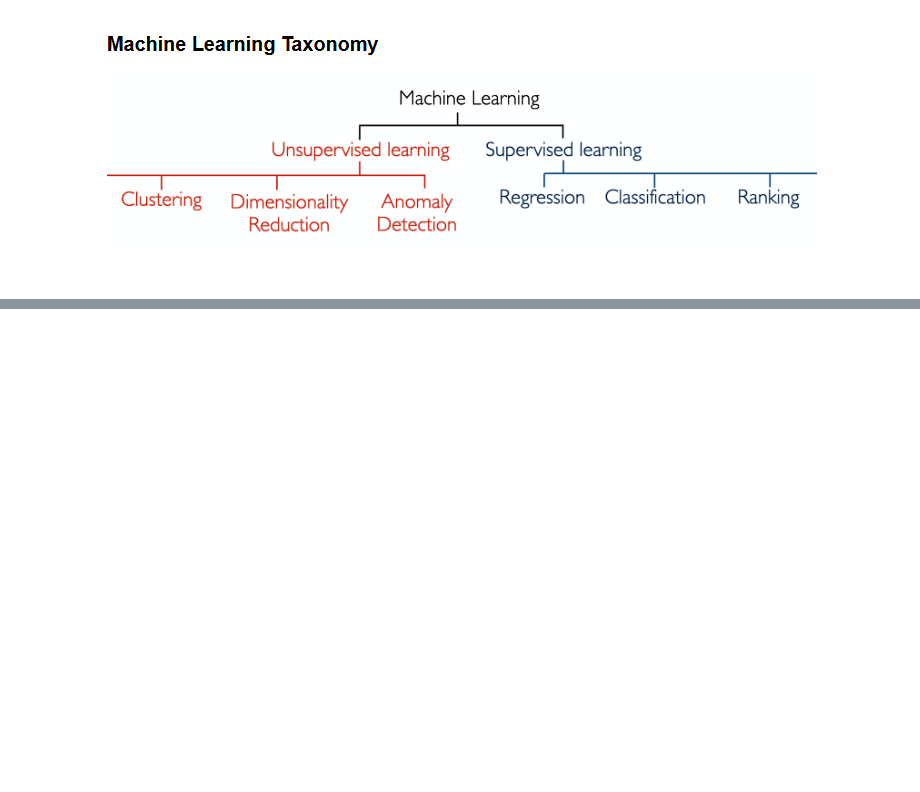
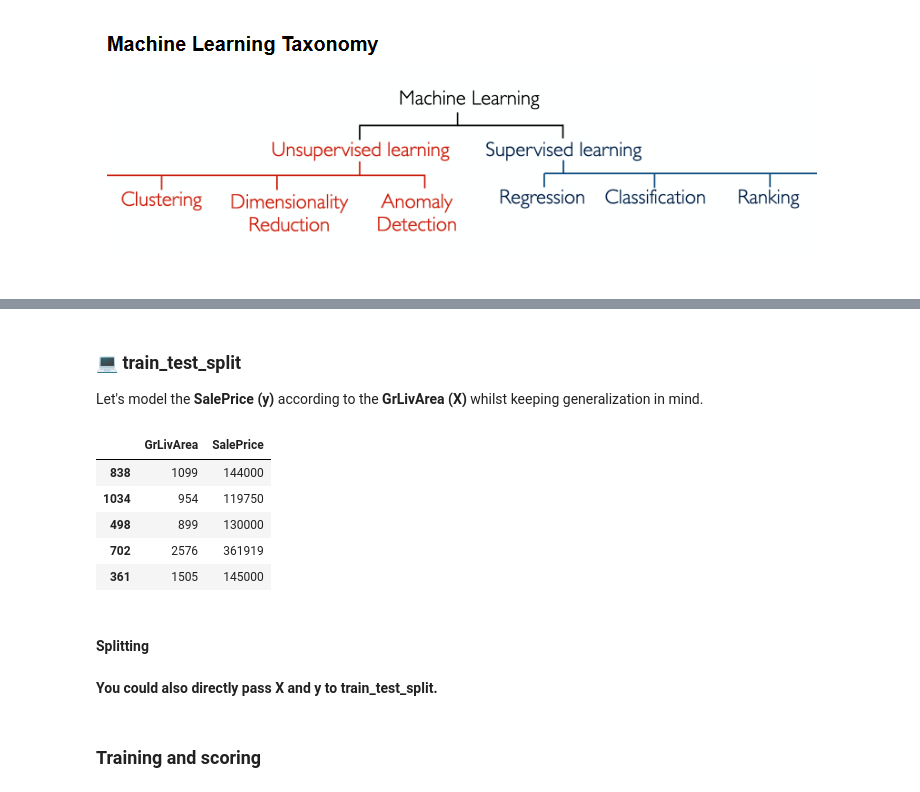
Before and after one commit to pipesco93/Le-Wagon-ML-Lectures, a Jupyter notebook: Lecture Machine learning Fundamentals.ipynb, the cells around one changed output, grey strips where cells are left out. Cells and saved outputs as stored; diff of their text form; code cells hidden in the pictures; blank space fills up the shorter version.

```diff
--- a/Lecture Machine learning Fundamentals.ipynb
+++ b/Lecture Machine learning Fundamentals.ipynb
@@ -17,0 +227,14 @@ The area of computational science that focuses on analyzing and interpreting pat
+# %% [markdown]
+### 💻 train_test_split
+Let's model the __SalePrice (y)__ according to the __GrLivArea (X)__ whilst keeping generalization in mind.
+# %%
+livecode_data.head()
+# %% [output]
+|  | GrLivArea | SalePrice |
+| 838 | 1099 | 144000 |
+| 1034 | 954 | 119750 |
+| 498 | 899 | 130000 |
+| 702 | 2576 | 361919 |
+| 361 | 1505 | 145000 |
+# %% [markdown]
+#### Splitting
@@ -17,0 +254,2 @@ The area of computational science that focuses on analyzing and interpreting pat
+# %% [markdown]
+__You could also directly pass X and y to train_test_split.__
@@ -17,0 +263,2 @@ The area of computational science that focuses on analyzing and interpreting pat
+# %% [markdown]
+### Training and scoring
```
Also changed, not shown: parts of 49 cells of this notebook, 1 other file.
